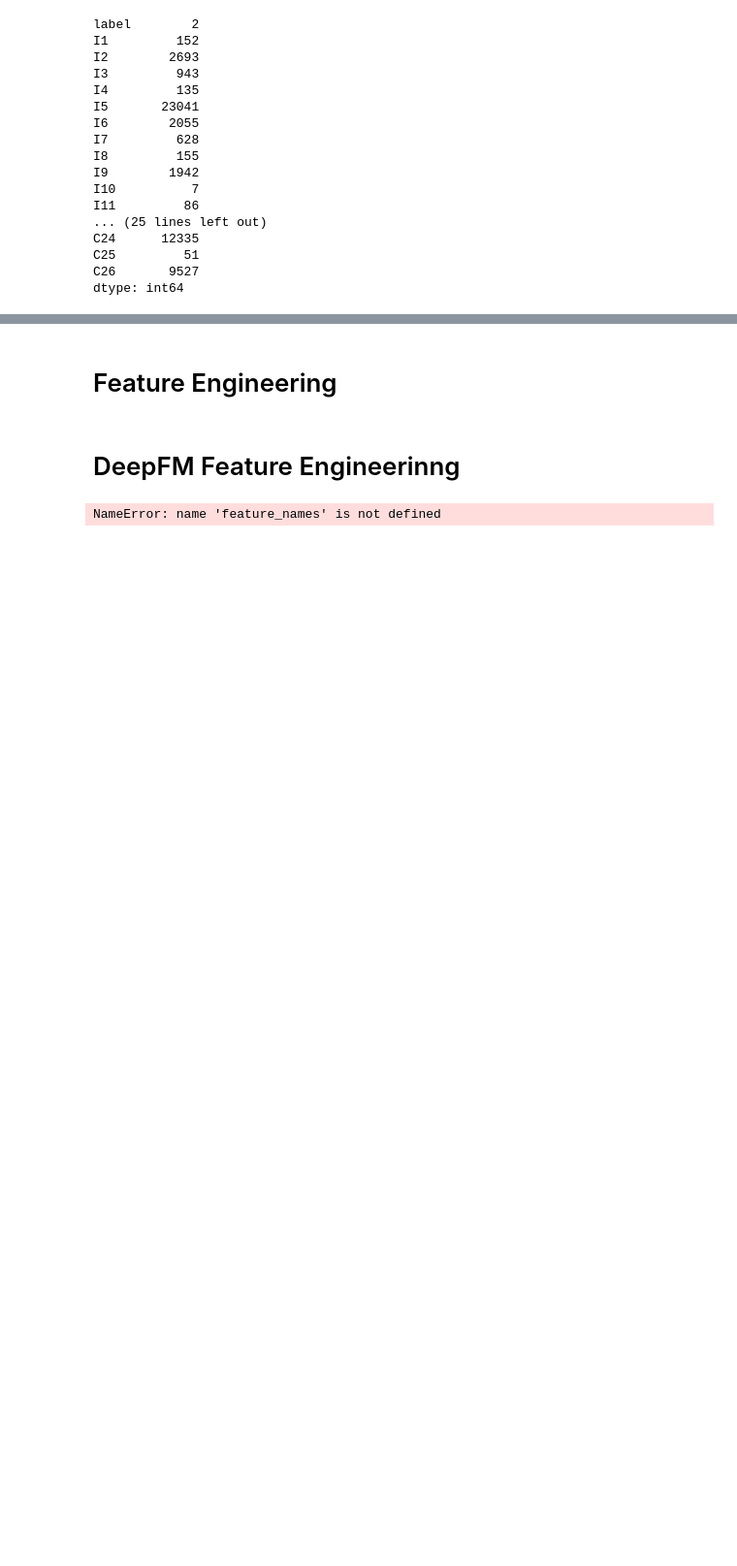
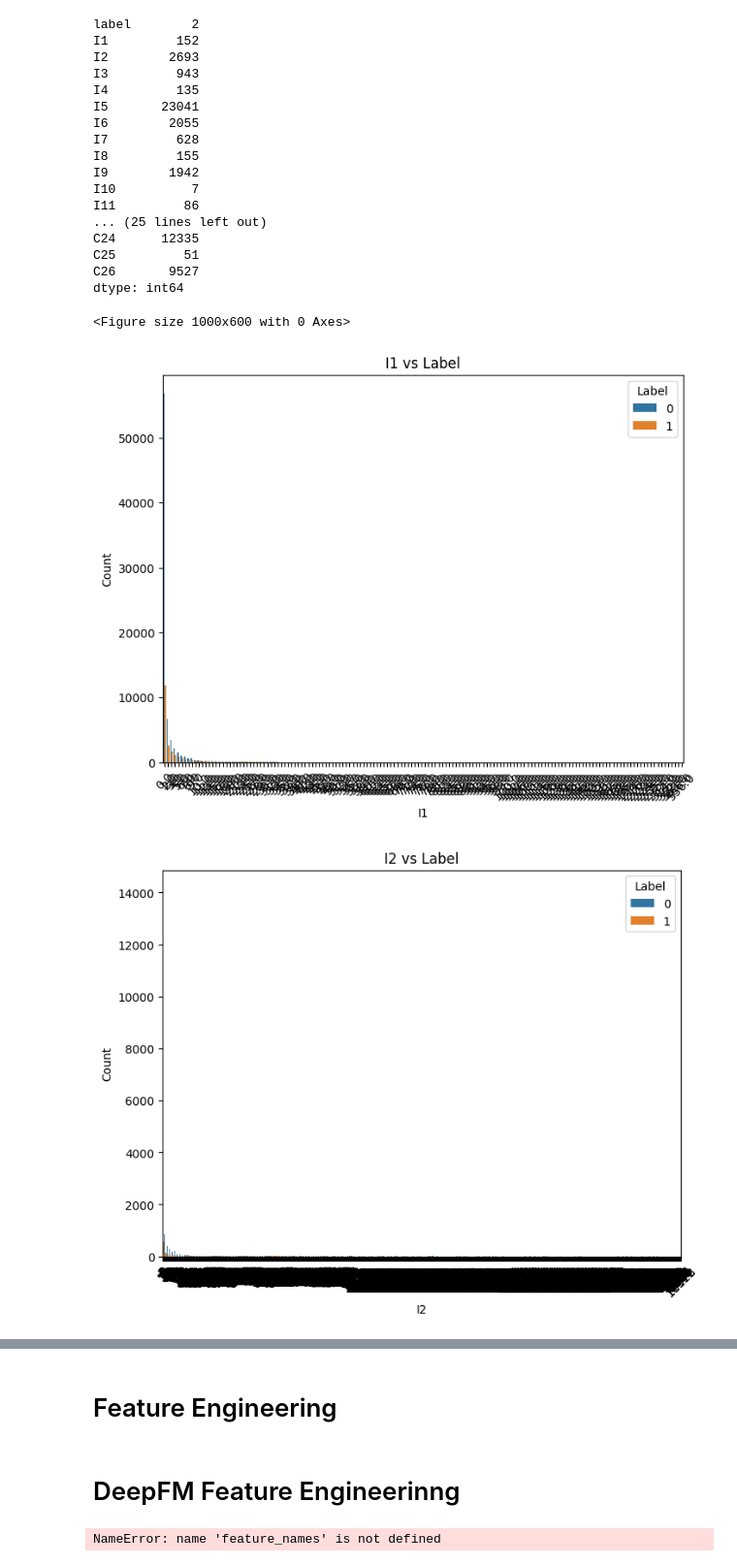
Before and after one commit to chien-sheng-liu/display-advertising-challenge, a Jupyter notebook: merkel.ipynb, the cells around one changed output, grey strips where cells are left out. Shown at 97% size. Drawn from its saved outputs; the diff is of its cells as text; code cells hidden in the pictures; blank space fills up the shorter version.

```diff
--- a/merkel.ipynb
+++ b/merkel.ipynb
@@ -155,3 +155,25 @@ C24      12335
 C25         51
 C26       9527
 dtype: int64
+# %%
+import matplotlib.pyplot as plt
+import seaborn as sns
+
+plt.figure(figsize=(10, 6))
+
+for column in df.columns:
+    if column == 'label':
+        continue
+
+    plt.figure(figsize=(8, 6))
+    sns.countplot(x=column, hue='label', data=df)
+    plt.title(f'{column} vs Label')
+    plt.xlabel(column)
+    plt.ylabel('Count')
+    plt.legend(title='Label', loc='upper right')
+    plt.xticks(rotation=45)
+    plt.show()
+# %% [output]
+<Figure size 1000x600 with 0 Axes>
+[figure, added]
+[figure, added]
```
Also changed, not shown: parts of 1 cell of this notebook.
